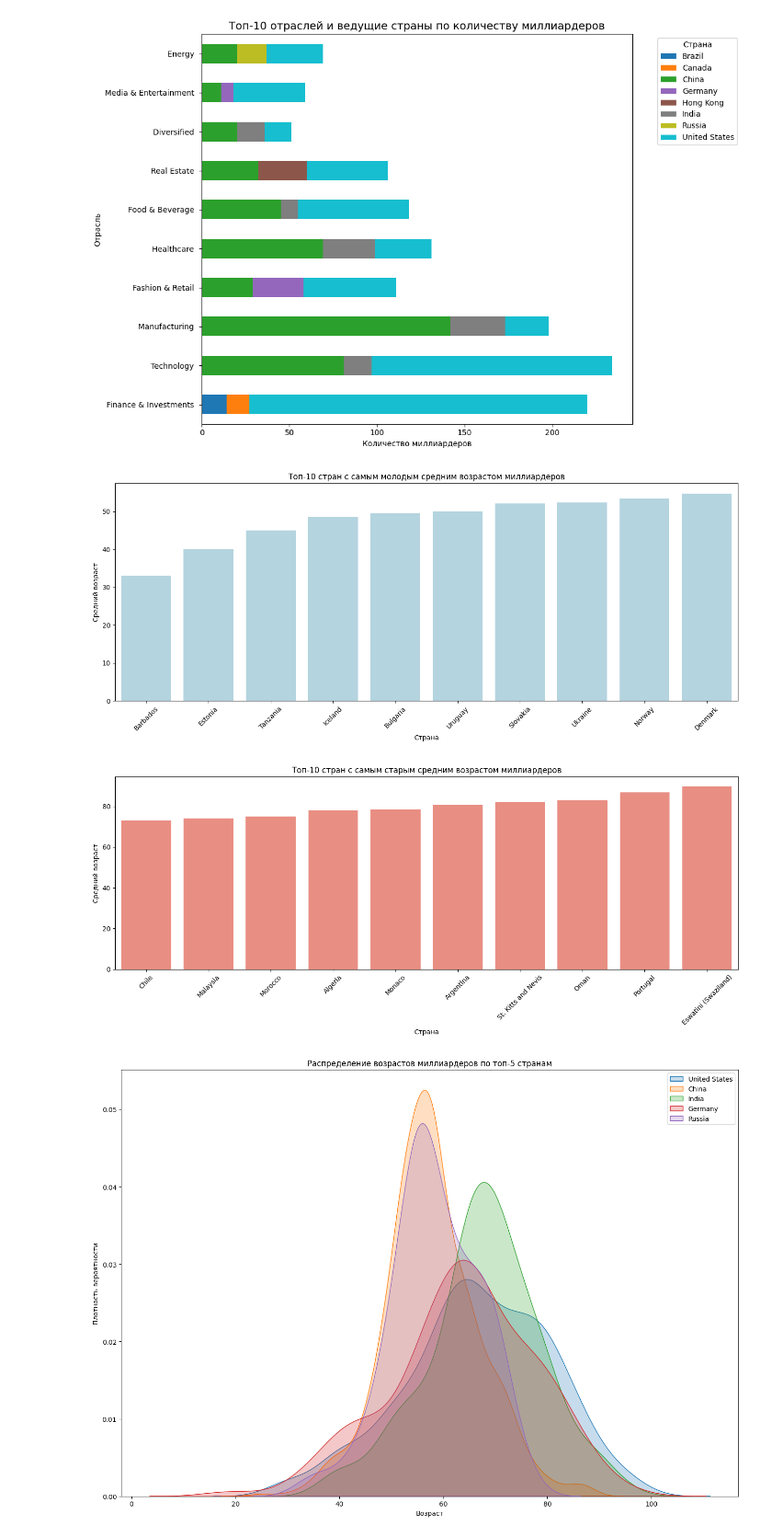
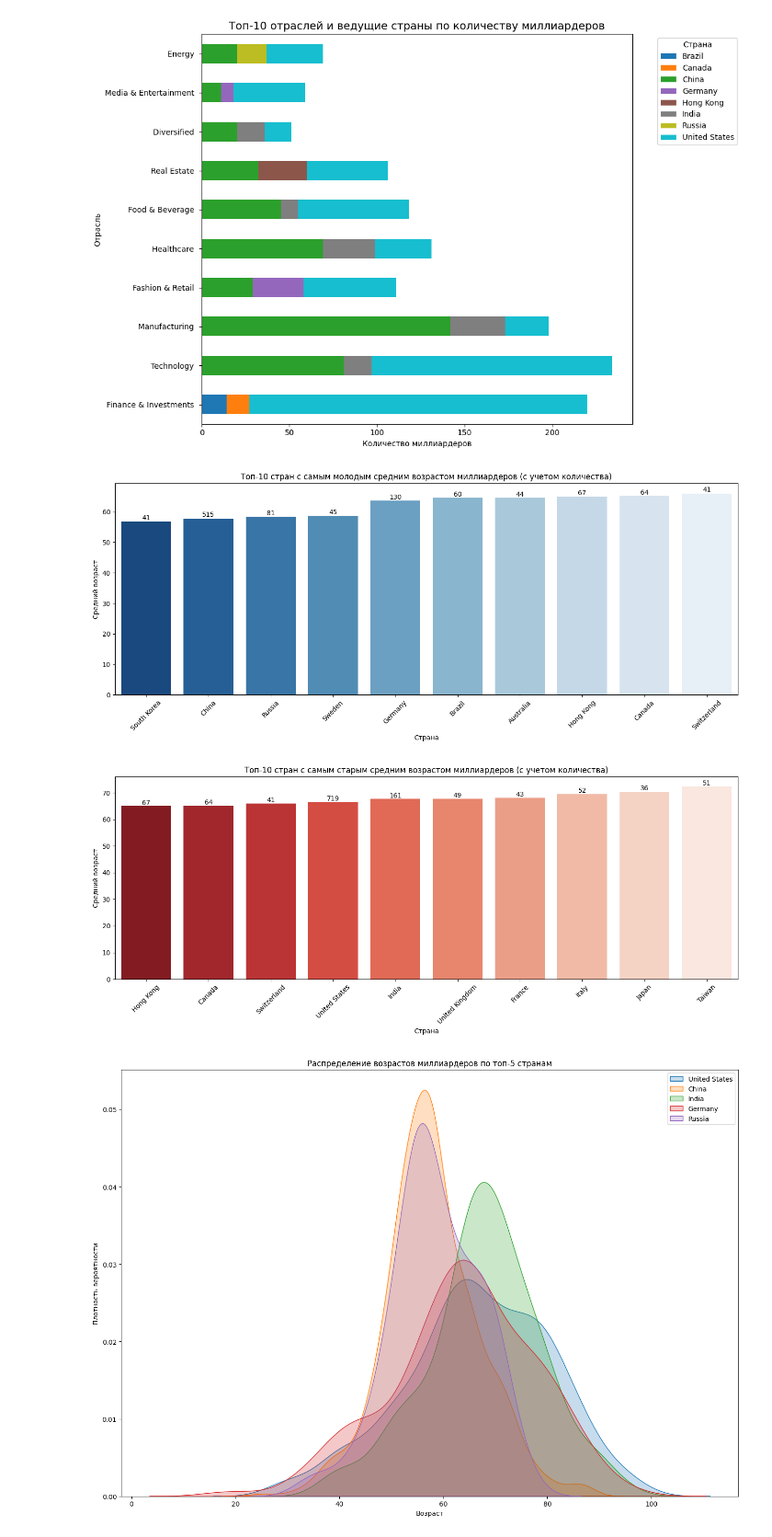
Before and after one commit to Lightl707/dataPreparation, a Jupyter notebook: forbes-team-final.ipynb, the cells around one changed output. Shown at 92% size. Cells and saved outputs as stored; diff of their text form; code cells hidden in the pictures.

```diff
--- a/forbes-team-final.ipynb
+++ b/forbes-team-final.ipynb
@@ -188,32 +188,53 @@ plt.show()
 # %%
 #8. Средний возраст миллиардеров для каждой страны (Shyngys)
 df['age'] = pd.to_numeric(df['age'], errors='coerce')
 
-average_age_by_country = df.groupby('country')['age'].mean().sort_values()
+average_billionaire_count = df.groupby('country')['name'].count().mean()
 
-top_10_youngest = average_age_by_country.head(10)
-top_10_oldest = average_age_by_country.tail(10)
+age_and_count = df.groupby('country').agg(
+    average_age=('age', 'mean'),
+    billionaire_count=('name', 'count')
+).sort_values('average_age')
+
+age_and_count = age_and_count[age_and_count['billionaire_count'] > average_billionaire_count]
+
+top_10_youngest = age_and_count.head(10)
+top_10_oldest = age_and_count.tail(10)
 
 plt.figure(figsize=(14, 6))
-sns.barplot(x=top_10_youngest.index, y=top_10_youngest.values - 1, color='lightblue')
-plt.title('Топ-10 стран с самым молодым средним возрастом миллиардеров')
+sns.barplot(
+    x=top_10_youngest.index,
+    y=top_10_youngest['average_age'],
+    palette='Blues_r'
+)
+for i, val in enumerate(top_10_youngest['billionaire_count']):
+    plt.text(i, top_10_youngest['average_age'].iloc[i] + 0.5, str(val), ha='center')
+
+plt.title('Топ-10 стран с самым молодым средним возрастом миллиардеров (с учетом количества)')
 plt.xlabel('Страна')
 plt.ylabel('Средний возраст')
 plt.xticks(rotation=45)
 plt.tight_layout()
 plt.show()
 
 plt.figure(figsize=(14, 6))
-sns.barplot(x=top_10_oldest.index, y=top_10_oldest.values, color='salmon')
-plt.title('Топ-10 стран с самым старым средним возрастом миллиардеров')
+sns.barplot(
+    x=top_10_oldest.index,
+    y=top_10_oldest['average_age'],
+    palette='Reds_r'
+)
+for i, val in enumerate(top_10_oldest['billionaire_count']):
+    plt.text(i, top_10_oldest['average_age'].iloc[i] + 0.5, str(val), ha='center')
+
+plt.title('Топ-10 стран с самым старым средним возрастом миллиардеров (с учетом количества)')
 plt.xlabel('Страна')
 plt.ylabel('Средний возраст')
 plt.xticks(rotation=45)
 plt.tight_layout()
 plt.show()
 # %% [output]
-[figure, old version]
+[figure, new version]
-[figure, old version]
+[figure, new version]
 # %%
 #9.Распределение миллиардеров по возрасту для топ-5 стран (Shyngys)
 country_counts = df['country'].value_counts().head(5).index
```
Also changed, not shown: parts of 7 cells of this notebook.
